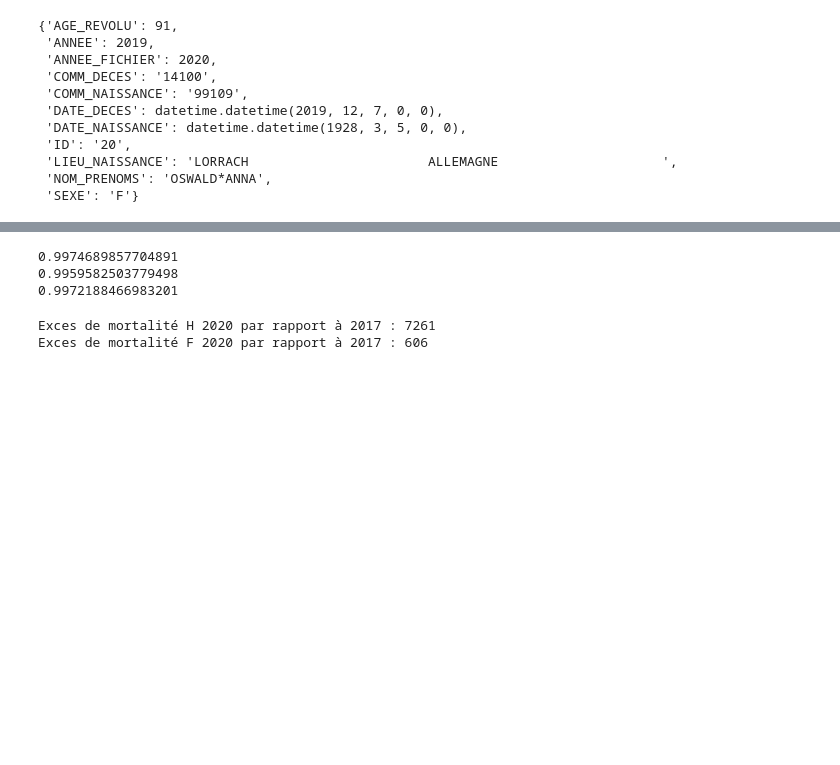
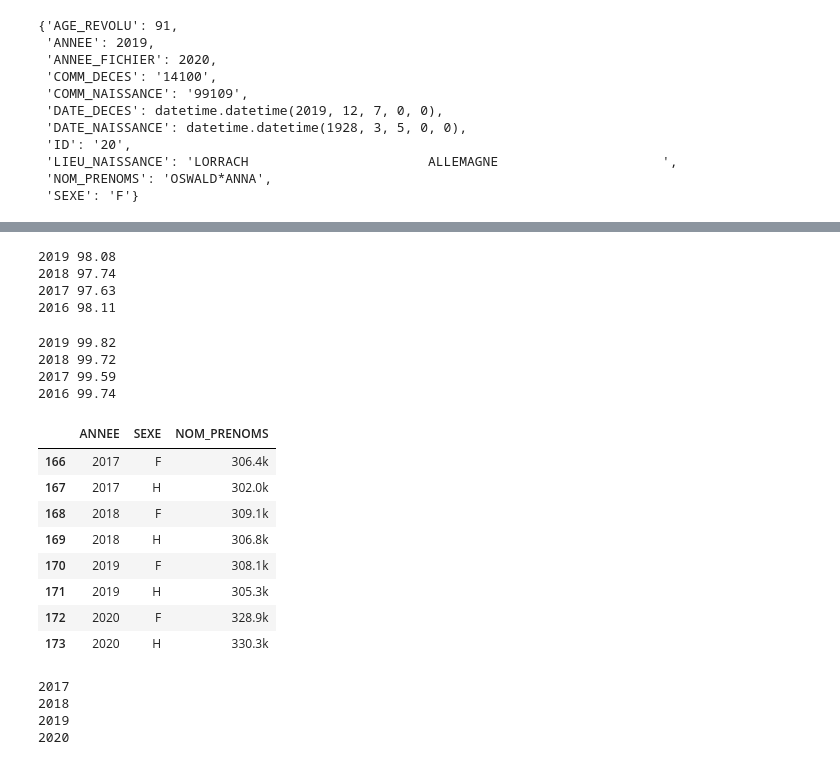
Before and after one commit to aem-aem/mortalite_insee, a Jupyter notebook: Analyse_de_la_mortalité_INSEE.ipynb, the cells around one changed output, grey strips where cells are left out. Cells and saved outputs as stored; diff of their text form; code cells hidden in the pictures; blank space fills up the shorter version.

```diff
--- a/Analyse_de_la_mortalité_INSEE.ipynb
+++ b/Analyse_de_la_mortalité_INSEE.ipynb
@@ -92,27 +110,60 @@ deces.to_csv('deces.csv.gz', compression='gzip')
 deces_metro = deces[~deces['COMM_DECES'].str.startswith('99')]
 # Suppression des données du 29 Février 2020, seule année bissextile
 deces_metro = deces_metro[deces_metro['DATE_DECES'] != '20200229']
+# %%
+# 99.5% des décès metropolitains hors décembre d'une année sont remontés dans le fichier de la même année
+for annee in [2019, 2018, 2017, 2016]:
+    deces_annee_n = deces_metro.query(f'DATE_DECES>="{annee}-01-01" and DATE_DECES<"{annee}-12-31"')
+    fichier_n_plus = deces_annee_n.query(f'ANNEE_FICHIER=={annee+1}')['DATE_DECES'].count()
+    fichier_n_plus += deces_annee_n.query(f'ANNEE_FICHIER=={annee+2}')['DATE_DECES'].count()
+    fichier_n_plus += deces_annee_n.query(f'ANNEE_FICHIER=={annee+3}')['DATE_DECES'].count()
+    print(annee, int(10000*(1 - fichier_n_plus/deces_annee_n.shape[0]))/100)
+# %% [output]
+2019 98.08
+2018 97.74
+2017 97.63
+2016 98.11
 # %%
 # 99.5% des décès metropolitains hors décembre d'une année sont remontés dans le fichier de la même année
-for annee in [2016, 2017, 2018]:
+for annee in [2019, 2018, 2017, 2016]:
     deces_annee_n_hors_decembre = deces_metro.query(f'DATE_DECES>="{annee}-01-01" and DATE_DECES<"{annee}-12-01"')
     fichier_n_plus = deces_annee_n_hors_decembre.query(f'ANNEE_FICHIER=={annee+1}')['DATE_DECES'].count()
     fichier_n_plus += deces_annee_n_hors_decembre.query(f'ANNEE_FICHIER=={annee+2}')['DATE_DECES'].count()
     fichier_n_plus += deces_annee_n_hors_decembre.query(f'ANNEE_FICHIER=={annee+3}')['DATE_DECES'].count()
-    print(1 - fichier_n_plus/deces_annee_n_hors_decembre.shape[0])
+    print(annee, int(10000*(1 - fichier_n_plus/deces_annee_n_hors_decembre.shape[0]))/100)
 # %% [output]
-0.9974689857704891
-0.9959582503779498
-0.9972188466983201
+2019 99.82
+2018 99.72
+2017 99.59
+2016 99.74
 # %%
 # Re-definition de l'année de décès comme l'année de la (date de deces + 31 jours), afin de capturer au moins 99.5% des décès par année glissante
 deces_metro['ANNEE'] = deces_metro['DATE_DECES'].map(lambda _date: (_date + timedelta(days=31)).year)
+# %%
+deces_metro.groupby(['ANNEE', 'SEXE'])['NOM_PRENOMS'].count().map(k_format).reset_index().query('ANNEE>=2017 and ANNEE<=2020')
+# %% [output]
+|  | ANNEE | SEXE | NOM_PRENOMS |
+| 166 | 2017 | F | 306.4k |
+| 167 | 2017 | H | 302.0k |
+| 168 | 2018 | F | 309.1k |
+| 169 | 2018 | H | 306.8k |
+| 170 | 2019 | F | 308.1k |
+| 171 | 2019 | H | 305.3k |
+| 172 | 2020 | F | 328.9k |
+| 173 | 2020 | H | 330.3k |
 # %%
 # Pyramide des ages par sexe en France métropolitaine, celle de 2016 n'est pas facilement disponible
-pyramides_metro = {
-    annee: pd.read_excel(f'https://www.insee.fr/fr/statistiques/fichier/1913143/pyramide-des-ages-{annee}.xls', sheet_name=f'{annee} Métro')[5:-2]
-    for annee in [2017, 2018, 2019, 2020]
-}
+# Attention, le site de l'INSEE connaît de temps en temps des latences ou indisponibilités
+pyramides_metro = {}
+for annee in [2017, 2018, 2019, 2020]:
+  print(annee)
+  pyramides_metro[annee] = pd.read_excel(f'https://www.insee.fr/fr/statistiques/fichier/1913143/pyramide-des-ages-{annee}.xls', sheet_name=f'{annee} Métro')[5:-2]
+  sleep(5)
+# %% [output]
+2017
+2018
+2019
+2020
 # %%
 # Quelques reformatages
 for annee, df in pyramides_metro.items():
@@ -152,13 +203,9 @@ taux_mortalite = pd.concat([mortalite_par_age(_merge, annee, sexe)
 # Enrichissement avec la pyramide d'age 2020 et la mortalité max et min observée entre 2017 et 2019
 for sexe in ["H", "F"]:
     taux_mortalite[f'NB_2020_{sexe}'] = _merge.query(f'SEXE=="{sexe}" and ANNEE==2020').set_index('AGE_REVOLU')['NB']
-    taux_mortalite[f'MORTALITE_MAX_{sexe}'] =taux_mortalite[[f'MORTALITE_{annee}_{sexe}'
+    taux_mortalite[f'MAX_{sexe}_MORTALITE'] =taux_mortalite[[f'{annee}_{sexe}_MORTALITE'
                                                              for annee in [2017, 2018, 2019]]].max(axis=1)
-    taux_mortalite[f'MORTALITE_MIN_{sexe}'] = taux_mortalite[[f'MORTALITE_{annee}_{sexe}'
+    taux_mortalite[f'MIN_{sexe}_MORTALITE'] = taux_mortalite[[f'{annee}_{sexe}_MORTALITE'
                                                               for annee in [2017, 2018, 2019]]].min(axis=1)
-    # Différence entre la mortalité 2020 et celle hypothétique 2020 avec les taux 2017
-    print(f'Exces de mortalité {sexe} 2020 par rapport à 2017 :', int(taux_mortalite[f'NB_2020_{sexe}'].multiply(
-    (taux_mortalite[f'MORTALITE_2020_{sexe}'] - taux_mortalite[f'MORTALITE_2017_{sexe}'])).sum()))
+    taux_mortalite[f'MOY_{sexe}_MORTALITE'] = taux_mortalite[[f'{annee}_{sexe}_MORTALITE'
+                                                              for annee in [2017, 2018, 2019]]].mean(axis=1)
-# %% [output]
-Exces de mortalité H 2020 par rapport à 2017 : 7261
-Exces de mortalité F 2020 par rapport à 2017 : 606
```
Also changed, not shown: parts of 15 cells of this notebook.
